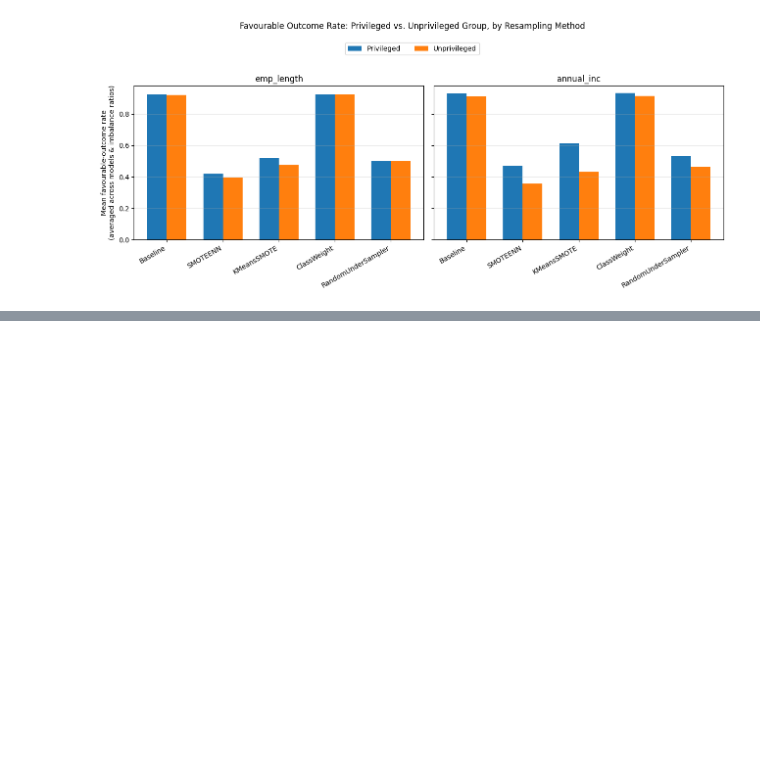
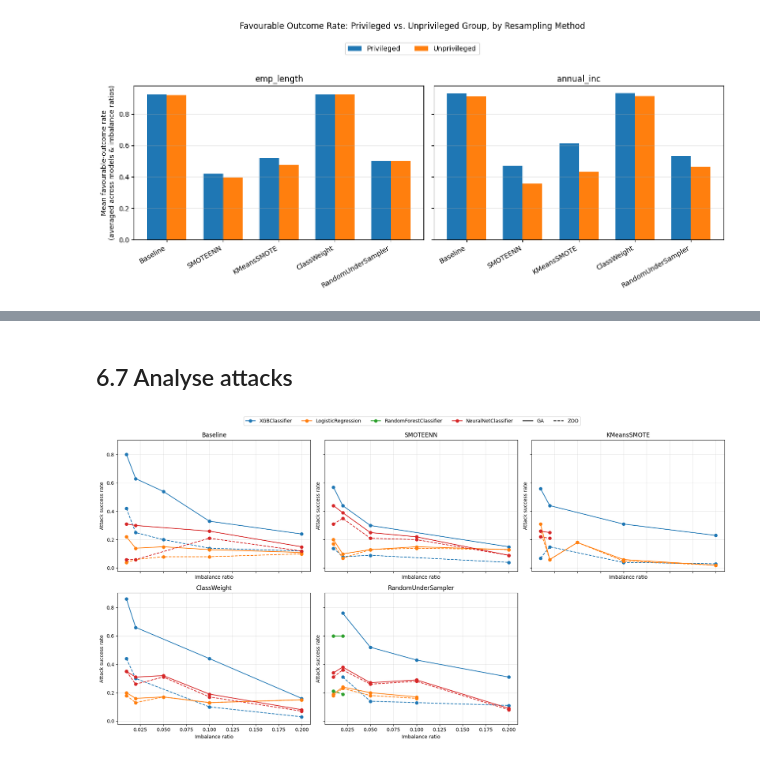
Before and after one commit to TimAngevare/Adversarial-Attacks-on-Class-Imbalanced-Lending-Default-Models, a Jupyter notebook: Notebook_Final_V1.ipynb, the cells around one changed output, grey strips where cells are left out. Drawn from its saved outputs; the diff is of its cells as text; code cells hidden in the pictures; blank space fills up the shorter version.

Commit message:
Implement adversarial attacks documentation

```diff
--- a/Notebook_Final_V1.ipynb
+++ b/Notebook_Final_V1.ipynb
@@ -2961,0 +2963,60 @@ attack_errors.to_csv(
+# %% [markdown]
+## 6.7 Analyse attacks
+# %%
+attack_results = pd.read_csv("adversarial_attack_results.csv")
+# %%
+def plot_attack_success(adf: pd.DataFrame, outputs_dir: str):
+    ir_col = "Imbalance ratio"
+    # Each attack method has its own "Attack success rate (<method>)" column.
+    method_styles = [("GA", "-"), ("ZOO", "--")]
+    methods = [
+        (name, ls) for name, ls in method_styles
+        if f"Attack success rate ({name})" in adf.columns
+    ]
+    if not methods:  # backward-compat with single-method results
+        methods = [("", "-")]
+
+    samplers = adf["Sampler"].unique()
+    models = list(adf["Model"].unique())
+    color_cycle = plt.rcParams["axes.prop_cycle"].by_key()["color"]
+    model_color = {m: color_cycle[i % len(color_cycle)] for i, m in enumerate(models)}
+
+    n = len(samplers)
+    ncols = 3
+    nrows = -(-n // ncols)
+    fig, axes = plt.subplots(nrows, ncols, figsize=(6 * ncols, 4.5 * nrows), sharex=True, sharey=True)
+    axes = np.atleast_1d(axes).flatten()
+    for ax, sampler in zip(axes, samplers):
+        sub = adf[adf["Sampler"] == sampler]
+        for model in models:
+            m = sub[sub["Model"] == model].sort_values(ir_col)
+            if m.empty:
+                continue
+            for name, ls in methods:
+                col = f"Attack success rate ({name})" if name else "Attack success rate"
+                if col in m:
+                    ax.plot(m[ir_col], m[col], marker="o", linestyle=ls, color=model_color[model])
+        ax.set_title(sampler)
+        ax.set_xlabel("Imbalance ratio")
+        ax.set_ylabel("Attack success rate")
+        ax.grid(True, alpha=0.3)
+    for ax in axes[n:]:
+        ax.set_visible(False)
+
+    # Two legends: colour -> model, line style -> attack method.
+    from matplotlib.lines import Line2D
+    model_handles = [Line2D([0], [0], color=model_color[m], marker="o", label=m) for m in models]
+    method_handles = [
+        Line2D([0], [0], color="black", linestyle=ls, label=name)
+        for name, ls in methods if name
+    ]
+    handles = model_handles + method_handles
+    fig.legend(handles, [h.get_label() for h in handles],
+               loc="upper center", ncol=len(handles), bbox_to_anchor=(0.5, 1.04))
+    fig.tight_layout()
+    fig.savefig('./attack_success_rate.png', bbox_inches="tight", dpi=150)
+    plt.show()
+
+plot_attack_success(attack_results, outputs_dir=".")
+# %% [output]
+[figure, added]
```
Also changed, not shown: parts of 15 cells of this notebook, 2 other files.
